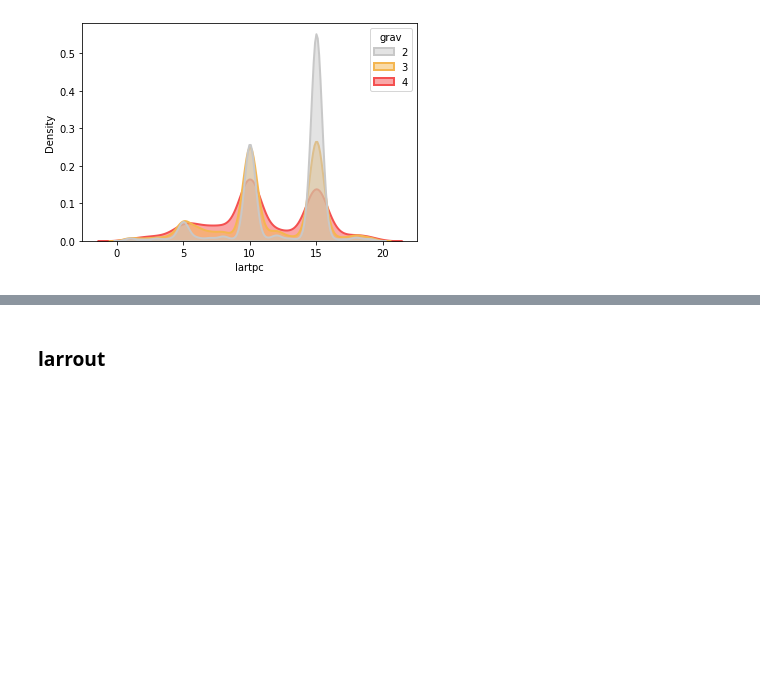
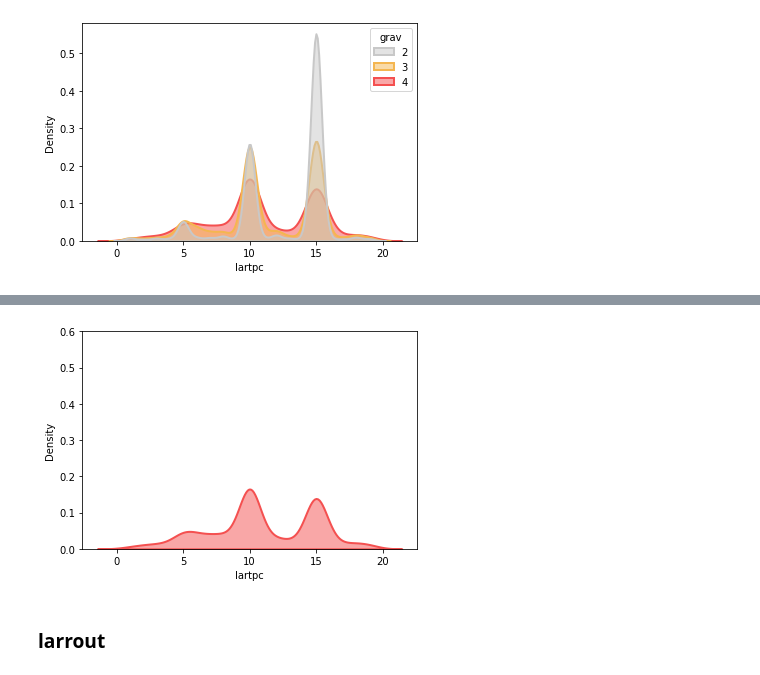
Before and after one commit to YacineHajjiDataScientist/20220814_dsProject, a Jupyter notebook: 20220821_projectDS.ipynb, the cells around one changed output, grey strips where cells are left out. Drawn from its saved outputs; the diff is of its cells as text; code cells hidden in the pictures; blank space fills up the shorter version.

```diff
--- a/20220821_projectDS.ipynb
+++ b/20220821_projectDS.ipynb
@@ -1139,3 +1155,11 @@ sns.kdeplot(
+# %%
+sns.kdeplot(
+   data=dfLieux[(dfLieux['lartpc']<20) & (dfLieux['lartpc']>0) & (dfLieux['grav']==4)], x="lartpc",
+   fill=True, common_norm=False, color=['#F45050'],
+   alpha=.5, linewidth=2)
+plt.ylim(0, 0.6);
+# %% [output]
+[figure, added]
 # %% [markdown]
 ### larrout
 # %%
```
Also changed, not shown: parts of 22 cells of this notebook.
